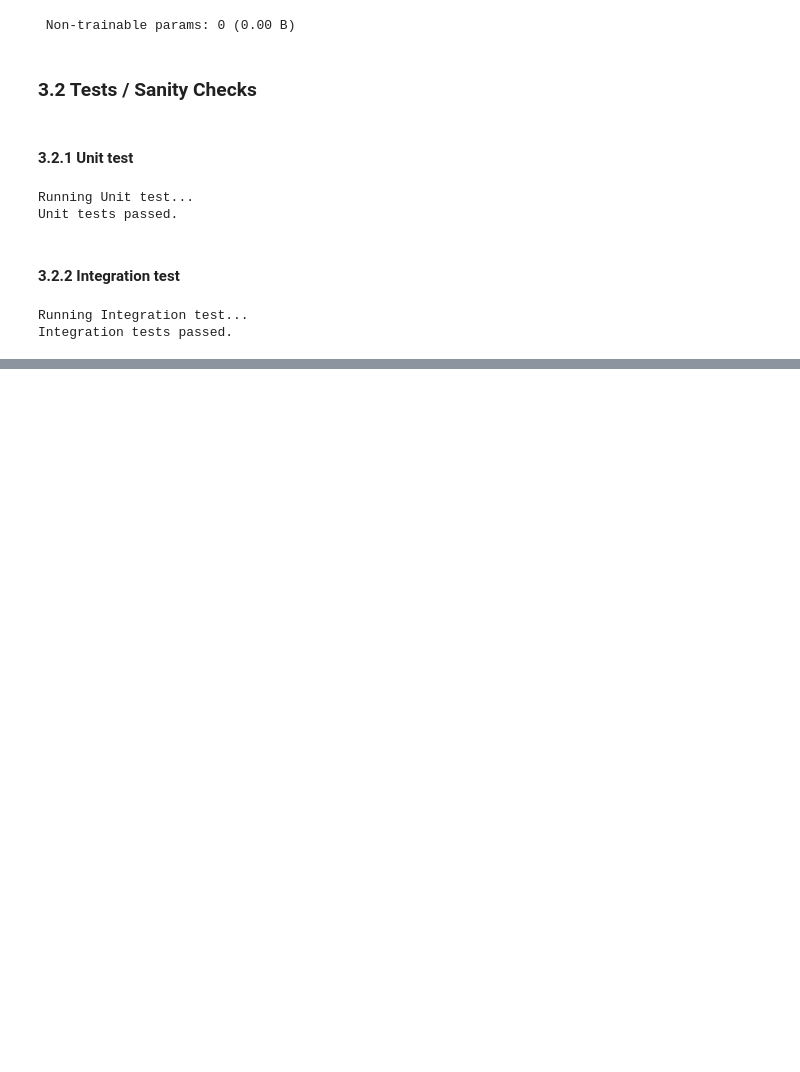
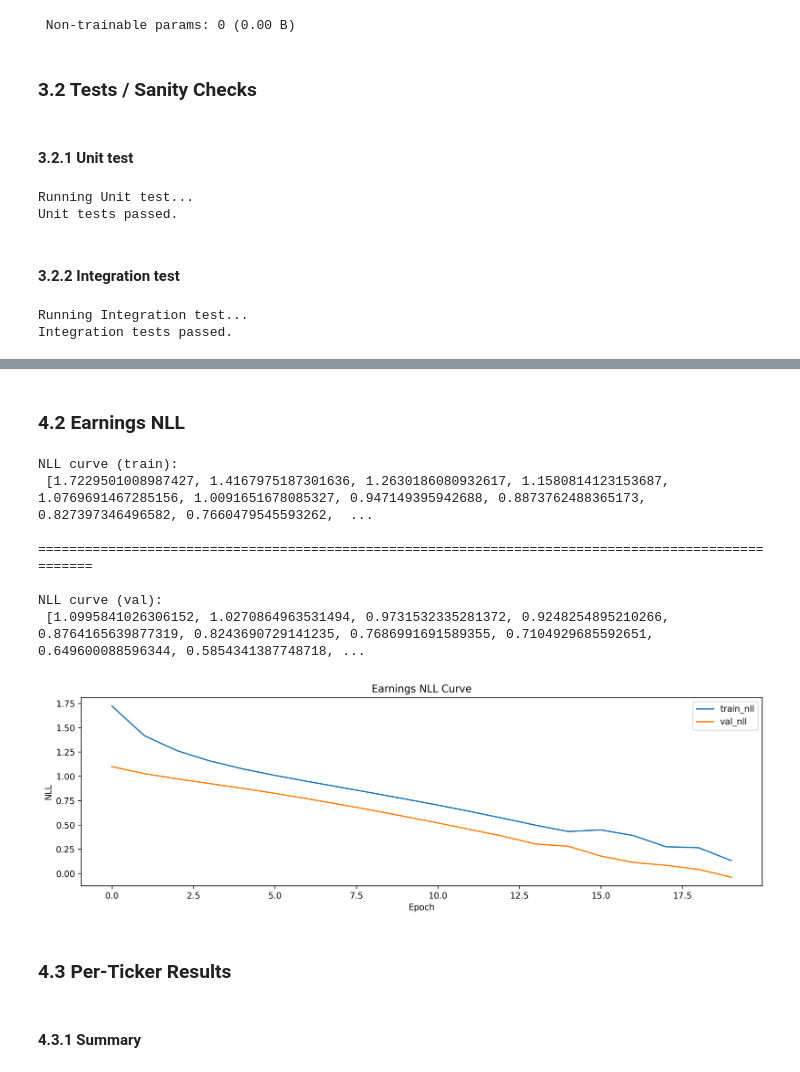
Before and after one commit to heart1e/JP_MLAI, a Jupyter notebook: Question_1/notebooks/JPM_MLCOE_TSRL_2026_Q1.ipynb, the cells around one changed output, grey strips where cells are left out. Cells and saved outputs as stored; diff of their text form; code cells hidden in the pictures; blank space fills up the shorter version.

```diff
--- a/Question_1/notebooks/JPM_MLCOE_TSRL_2026_Q1.ipynb
+++ b/Question_1/notebooks/JPM_MLCOE_TSRL_2026_Q1.ipynb
@@ -510,7 +616,7 @@ class AlgebraicBS(keras.layers.Layer):
         self.drivers = keras.layers.Dense(5)
         self.margin_head = keras.layers.Dense(1)
         self.payout_head = keras.layers.Dense(1)
-        self.earn_head = keras.layers.Dense(1, name = 'net_income_head')
+        self.earn_params = keras.layers.Dense(2, name = 'net_income_params')
 
 
     def call(self, inputs: Tuple[tf.Tensor, tf.Tensor]):
@@ -545,7 +651,9 @@ class AlgebraicBS(keras.layers.Layer):
         capex = capex_rate * rev_predicate
         ppe_next = ppe_prev + capex - dep
         net_income = net_margin * rev_predicate
-        earn_predicate = self.earn_head(hidden)
+        # TFP: output loc/scale parameters for earnings distribution.
+        earn_params = self.earn_params(hidden)
+        earn_predicate = earn_params
         div = div_payout * net_income
         re_next = re_prev + net_income - div
 
@@ -561,6 +669,7 @@ class AlgebraicBS(keras.layers.Layer):
         assets_wo_cash = ar_next + inv_next + ppe_next
         cash_next = equity_next + liab_next - assets_wo_cash
         assets_next = liab_next + equity_next
+        # Output liabilities and equity; assets are derived as L + E downstream.
         bs_out = tf.concat([liab_next, equity_next], axis = -1)
 
 
@@ -573,6 +682,8 @@ def build_pareja_model(feat_dim: int, state_dim: int = 8):
     feat_in = keras.Input(shape = (feat_dim,), name = 'features')
     state_in = keras.Input(shape = (state_dim,), name = 'prev_state')
     bs_out, earn_out = AlgebraicBS()([feat_in, state_in])
+    bs_out = keras.layers.Lambda(lambda x: x, name = 'bs_out')(bs_out)
+    earn_out = keras.layers.Lambda(lambda x: x, name = 'earn_params')(earn_out)
 
 
     return keras.Model([feat_in, state_in], [bs_out, earn_out], name = 'bs_pareja_style')
@@ -848,0 +952,42 @@ Full Predictions:
+# %% [markdown]
+### 4.2 Earnings NLL
+# %%
+# Visualize training curves for earnings NLL.
+nll_key = 'earn_params_loss'
+val_nll_key = 'val_earn_params_loss'
+
+if nll_key in hist.history:
+    print('NLL curve (train):', '\n', hist.history[nll_key], '\n')
+
+print("=" * 100, '\n')
+
+if val_nll_key in hist.history:
+    print('NLL curve (val):', '\n', hist.history[val_nll_key], '\n')
+
+if nll_key in hist.history:
+
+    plt.figure(figsize = (12, 4), dpi = 250)
+    plt.plot(hist.history[nll_key], label = 'train_nll')
+
+    if val_nll_key in hist.history:
+        plt.plot(hist.history[val_nll_key], label = 'val_nll')
+
+    plt.title('Earnings NLL Curve')
+    plt.xlabel('Epoch')
+    plt.ylabel('NLL')
+    plt.legend()
+    plt.tight_layout()
+    plt.show()
+# %% [output]
+NLL curve (train):
+ [1.7229501008987427, 1.4167975187301636, 1.2630186080932617, 1.1580814123153687, 1.0769691467285156, 1.0091651678085327, 0.947149395942688, 0.8873762488365173, 0.827397346496582, 0.7660479545593262,  ...
+
+====================================================================================================
+
+NLL curve (val):
+ [1.0995841026306152, 1.0270864963531494, 0.9731532335281372, 0.9248254895210266, 0.8764165639877319, 0.8243690729141235, 0.7686991691589355, 0.7104929685592651, 0.649600088596344, 0.5854341387748718, ...
+[figure, added]
+# %% [markdown]
+### 4.3 Per-Ticker Results
+# %% [markdown]
+#### 4.3.1 Summary
```
Also changed, not shown: parts of 37 cells of this notebook, 1 other file.
